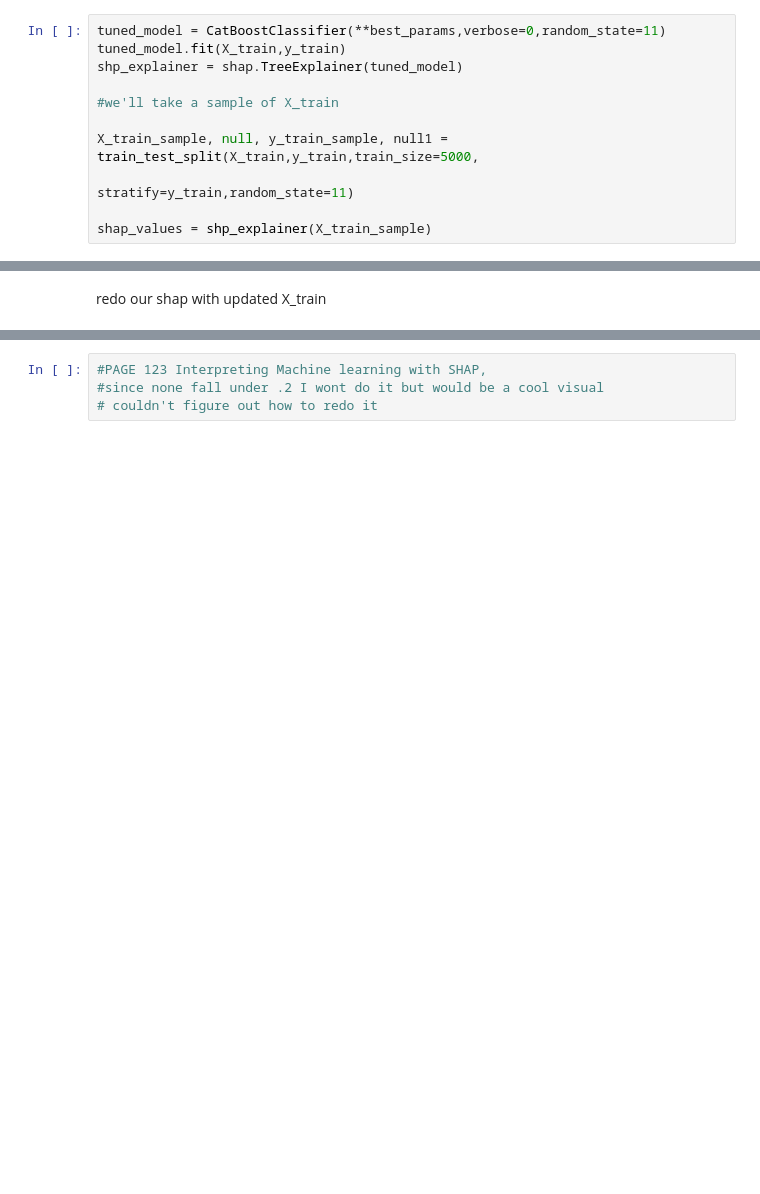
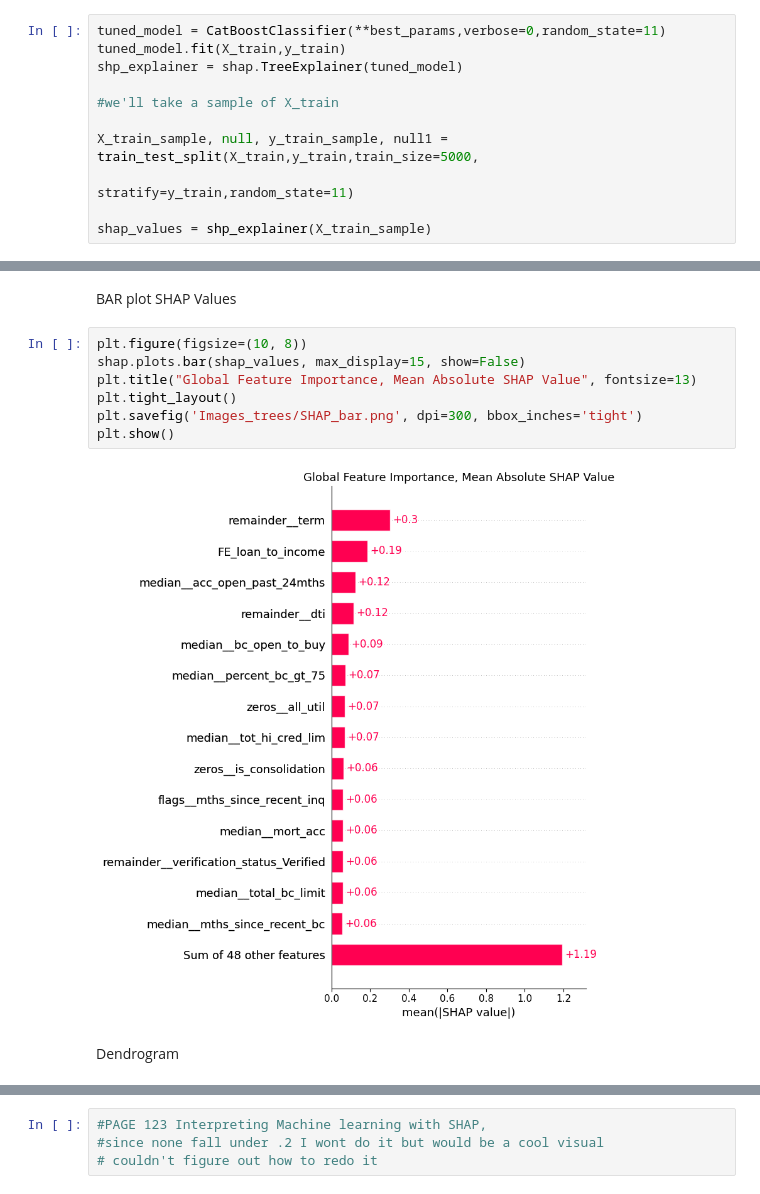
Before and after one commit to Mbu32/Credit-Default, a Jupyter notebook: Trees/endtoend_trees.ipynb, the cells around one changed output, grey strips where cells are left out. Cells and saved outputs as stored; diff of their text form; blank space fills up the shorter version.

Commit message:
SHAP + expected rev

```diff
--- a/Trees/endtoend_trees.ipynb
+++ b/Trees/endtoend_trees.ipynb
@@ -448,5 +496,16 @@ print(shap_imprtnce_df.tail(30))
+# %% [markdown]
+BAR plot SHAP Values
+# %%
+plt.figure(figsize=(10, 8))
+shap.plots.bar(shap_values, max_display=15, show=False)
+plt.title("Global Feature Importance, Mean Absolute SHAP Value", fontsize=13)
+plt.tight_layout()
+plt.savefig('Images_trees/SHAP_bar.png', dpi=300, bbox_inches='tight')
+plt.show()
+# %% [output]
+[figure, added]
 # %% [markdown]
-redo our shap with updated X_train
+Dendrogram
 # %%
 import scipy.cluster.hierarchy as sch
 from scipy.spatial.distance import squareform
```
Also changed, not shown: parts of 14 cells of this notebook.
